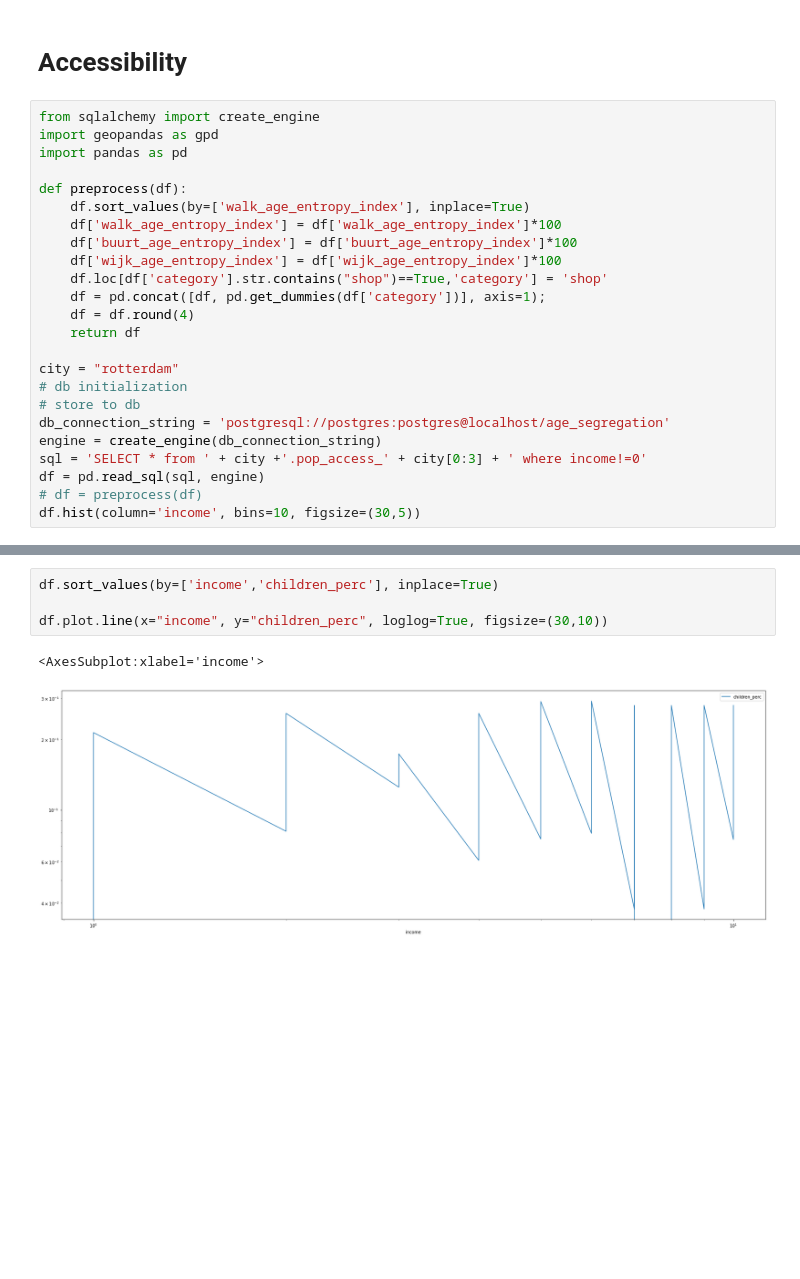
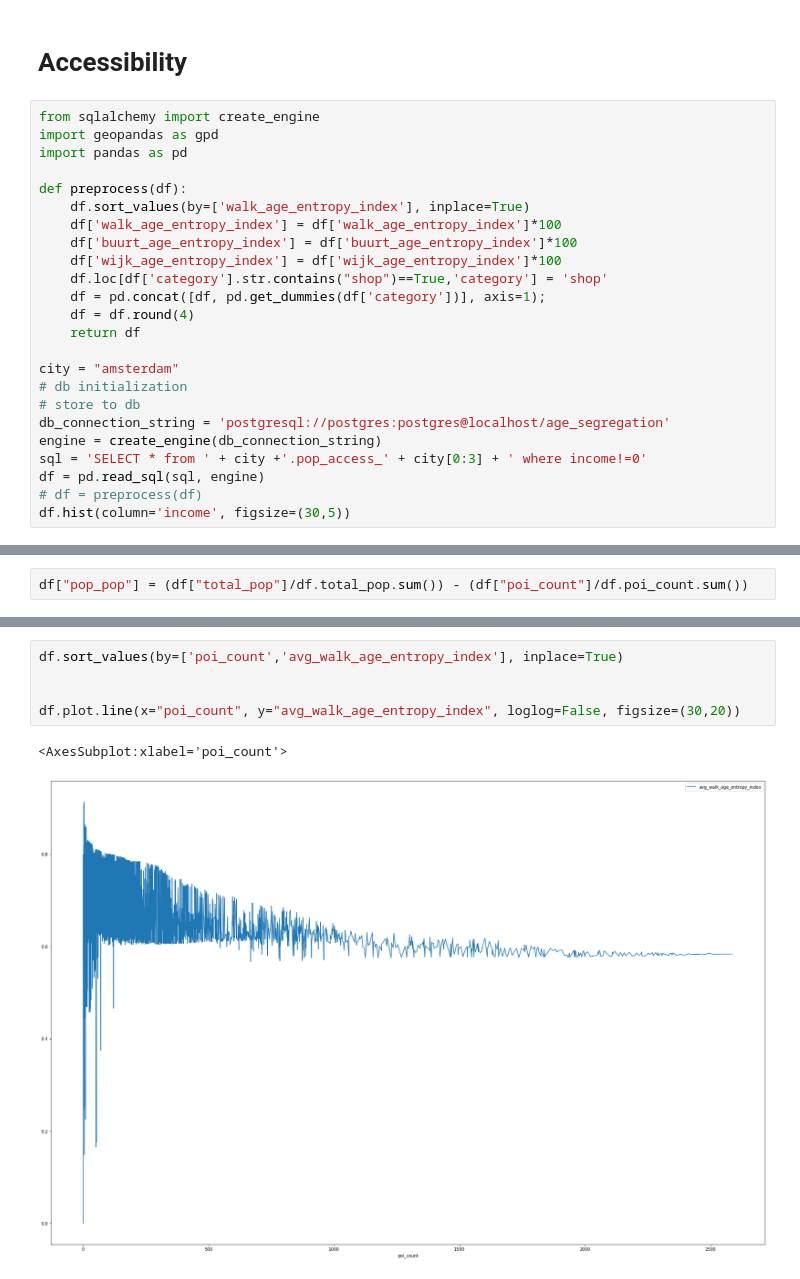
Before and after one commit to MiliasV/coaccessibility, a Jupyter notebook: notebooks/exploration.ipynb, the cells around one changed output, grey strips where cells are left out. Drawn from its saved outputs; the diff is of its cells as text; blank space fills up the shorter version.

```diff
--- a/notebooks/exploration.ipynb
+++ b/notebooks/exploration.ipynb
@@ -337,7 +337,7 @@ def preprocess(df):
     df = df.round(4)
     return df
 
-city = "rotterdam"
+city = "amsterdam"
 # db initialization
 # store to db
 db_connection_string = 'postgresql://postgres:postgres@localhost/age_segregation'
@@ -345,6 +345,6 @@ engine = create_engine(db_connection_string)
 sql = 'SELECT * from ' + city +'.pop_access_' + city[0:3] + ' where income!=0'
 df = pd.read_sql(sql, engine)
 # df = preprocess(df)
-df.hist(column='income', bins=10, figsize=(30,5))
+df.hist(column='income', figsize=(30,5))
 # %% [output]
 array([[<AxesSubplot:title={'center':'income'}>]], dtype=object)
@@ -352 +352,3 @@ array([[<AxesSubplot:title={'center':'income'}>]], dtype=object)
+# %%
+df["pop_pop"] = (df["total_pop"]/df.total_pop.sum()) - (df["poi_count"]/df.poi_count.sum())
 # %%
@@ -364,7 +371,8 @@ array([[<AxesSubplot:title={'center':'income'}>]], dtype=object)
 # %%
-df.sort_values(by=['income','children_perc'], inplace=True)
+df.sort_values(by=['poi_count','avg_walk_age_entropy_index'], inplace=True)
 
-df.plot.line(x="income", y="children_perc", loglog=True, figsize=(30,10))
+
+df.plot.line(x="poi_count", y="avg_walk_age_entropy_index", loglog=False, figsize=(30,20))
 # %% [output]
-<AxesSubplot:xlabel='income'>
+<AxesSubplot:xlabel='poi_count'>
-[figure, old version]
+[figure, new version]
```
Also changed, not shown: parts of 20 cells of this notebook, 3 other files.
